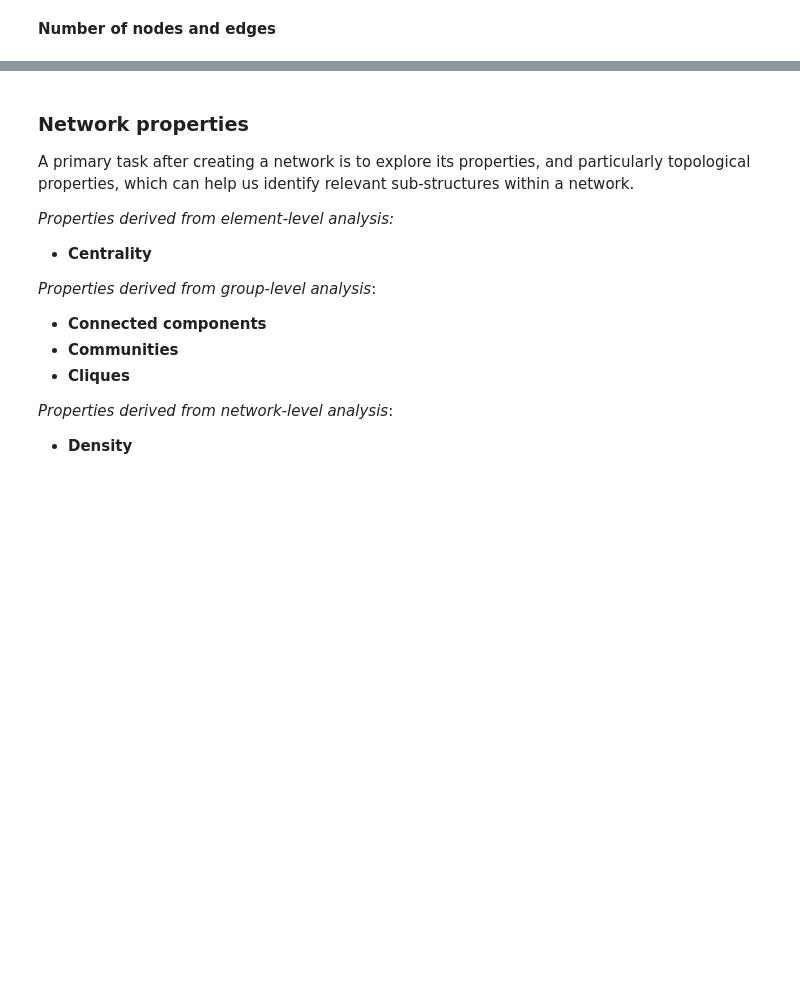
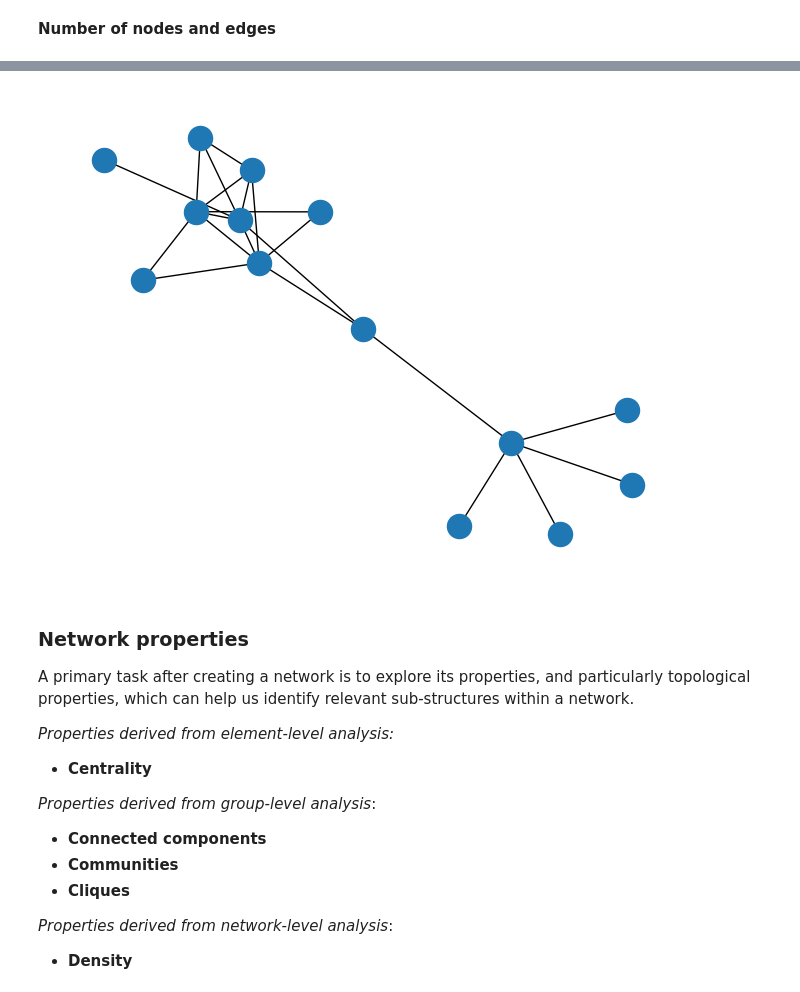
Before and after one commit to UEFBiomedicalInformaticsLab/NetBio_Summer_2023, a Jupyter notebook: 1_Network_databases.ipynb, the cells around one changed output, grey strips where cells are left out. Saved outputs shown, nothing was run; the diff lists cells and outputs as text; code cells hidden in the pictures; blank space fills up the shorter version.

```diff
--- a/1_Network_databases.ipynb
+++ b/1_Network_databases.ipynb
@@ -189,3 +210,7 @@ nx.draw(STRING_PPI, with_labels = True, pos = STRING_PPI_pos, node_size = 1000,
+# %%
+nx.draw(STRING_PPI)
+# %% [output]
+[figure, added]
 # %% [markdown]
 ### Network properties
 A primary task after creating a network is to explore its properties, and particularly topological properties, which can help us identify relevant sub-structures within a network.
```
Also changed, not shown: parts of 43 cells of this notebook, 2 other files.
